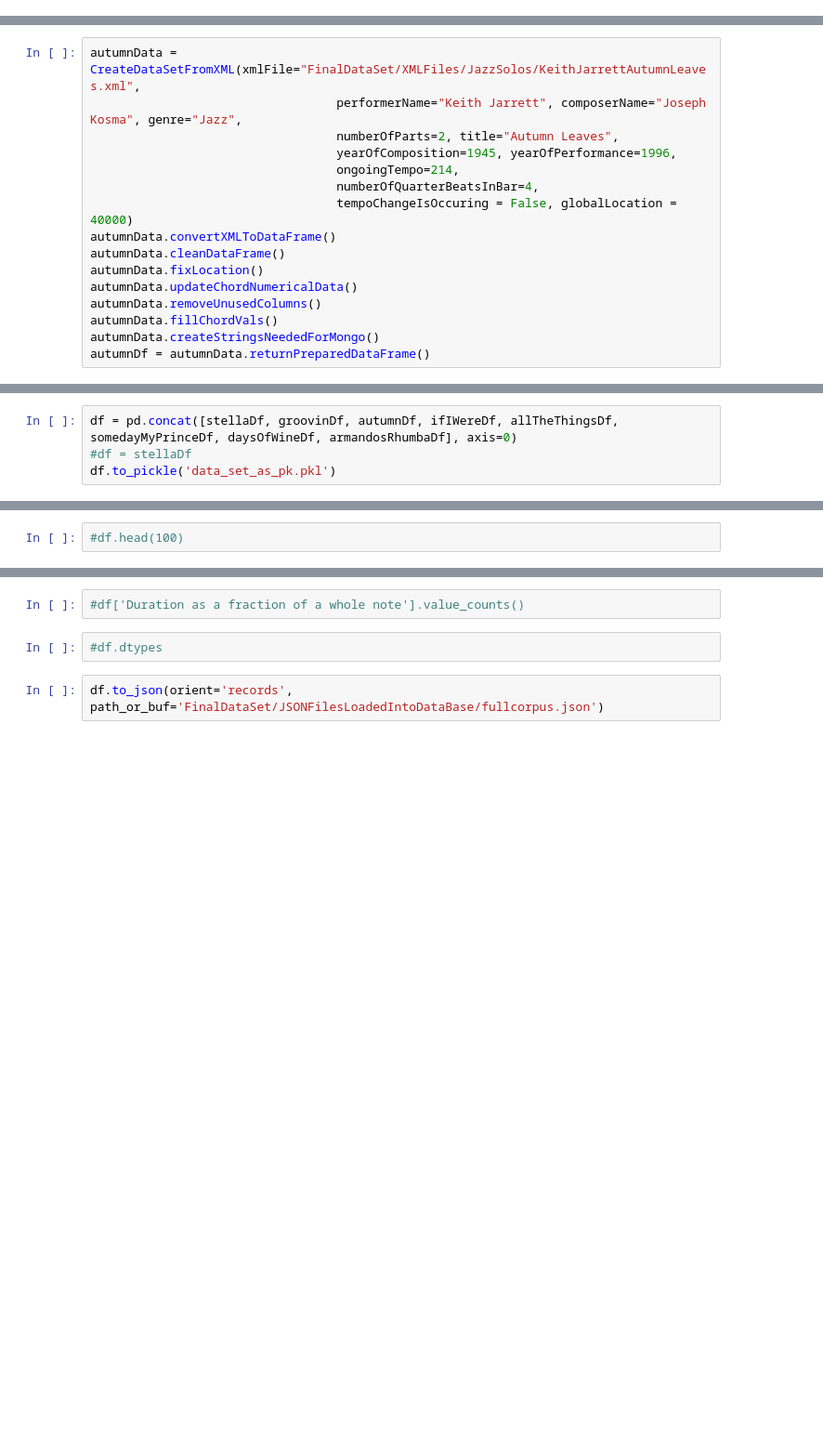
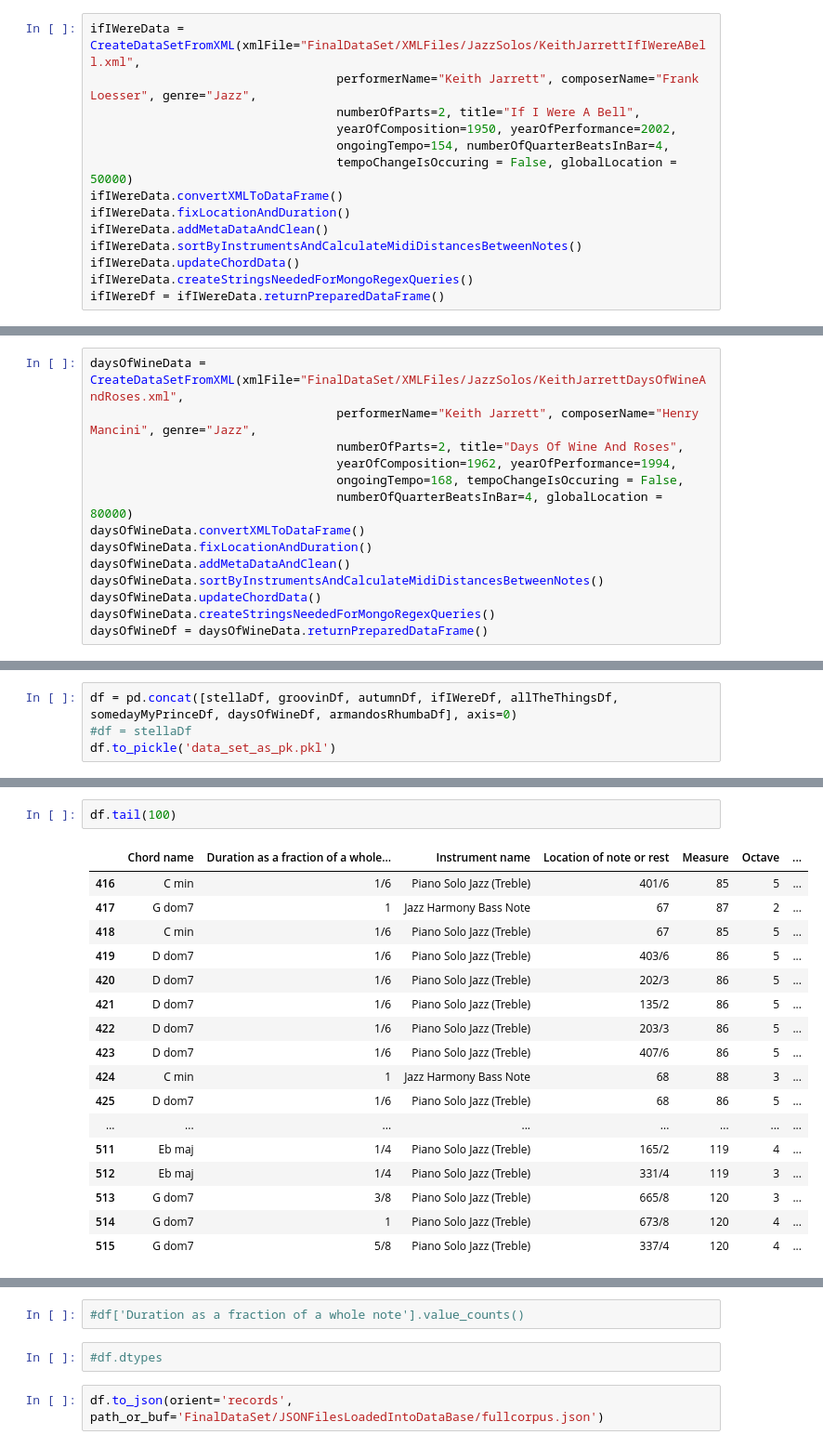
Before and after one commit to jgab3103/phd_code, a Jupyter notebook: Data Preparation.ipynb, the cells around one changed output, grey strips where cells are left out. Shown at 93% size. Cells and saved outputs as stored; diff of their text form; blank space fills up the shorter version.

```diff
--- a/Data Preparation.ipynb
+++ b/Data Preparation.ipynb
@@ -1080 +1097,15 @@ stellaDf
+# %%
+ifIWereData = CreateDataSetFromXML(xmlFile="FinalDataSet/XMLFiles/JazzSolos/KeithJarrettIfIWereABell.xml",
+                                  performerName="Keith Jarrett", composerName="Frank Loesser", genre="Jazz",
+                                  numberOfParts=2, title="If I Were A Bell",
+                                  yearOfComposition=1950, yearOfPerformance=2002,
+                                  ongoingTempo=154, numberOfQuarterBeatsInBar=4,
+                                  tempoChangeIsOccuring = False, globalLocation = 50000)
+ifIWereData.convertXMLToDataFrame()
+ifIWereData.fixLocationAndDuration()
+ifIWereData.addMetaDataAndClean()
+ifIWereData.sortByInstrumentsAndCalculateMidiDistancesBetweenNotes()
+ifIWereData.updateChordData()
+ifIWereData.createStringsNeededForMongoRegexQueries()
+ifIWereDf = ifIWereData.returnPreparedDataFrame()
 # %%
@@ -1113,16 +1139,14 @@ groovinDf = groovinData.returnPreparedDataFrame()
 # %%
-autumnData = CreateDataSetFromXML(xmlFile="FinalDataSet/XMLFiles/JazzSolos/KeithJarrettAutumnLeaves.xml",
-                                  performerName="Keith Jarrett", composerName="Joseph Kosma", genre="Jazz",
-                                  numberOfParts=2, title="Autumn Leaves",
-                                  yearOfComposition=1945, yearOfPerformance=1996,
-                                  ongoingTempo=214,
-                                  numberOfQuarterBeatsInBar=4,
-                                  tempoChangeIsOccuring = False, globalLocation = 40000)
-autumnData.convertXMLToDataFrame()
-autumnData.cleanDataFrame()
-autumnData.fixLocation()
-autumnData.updateChordNumericalData()
-autumnData.removeUnusedColumns()
-autumnData.fillChordVals()
-autumnData.createStringsNeededForMongo()
-autumnDf = autumnData.returnPreparedDataFrame()
+daysOfWineData = CreateDataSetFromXML(xmlFile="FinalDataSet/XMLFiles/JazzSolos/KeithJarrettDaysOfWineAndRoses.xml",
+                                  performerName="Keith Jarrett", composerName="Henry Mancini", genre="Jazz",
+                                  numberOfParts=2, title="Days Of Wine And Roses",
+                                  yearOfComposition=1962, yearOfPerformance=1994,
+                                  ongoingTempo=168, tempoChangeIsOccuring = False,
+                                  numberOfQuarterBeatsInBar=4, globalLocation = 80000)
+daysOfWineData.convertXMLToDataFrame()
+daysOfWineData.fixLocationAndDuration()
+daysOfWineData.addMetaDataAndClean()
+daysOfWineData.sortByInstrumentsAndCalculateMidiDistancesBetweenNotes()
+daysOfWineData.updateChordData()
+daysOfWineData.createStringsNeededForMongoRegexQueries()
+daysOfWineDf = daysOfWineData.returnPreparedDataFrame()
@@ -1204,3 +1168,21 @@ Armandos Rhumba                 515
 dtype: int64
-# %%
-#df.head(100)
+# %%
+df.tail(100)
+# %% [output]
+|  | Chord name | Duration as a fraction of a whole... | Instrument name | Location of note or rest | Measure | Octave | ... |
+| 416 | C min | 1/6 | Piano Solo Jazz (Treble) | 401/6 | 85 | 5 | ... |
+| 417 | G dom7 | 1 | Jazz Harmony Bass Note | 67 | 87 | 2 | ... |
+| 418 | C min | 1/6 | Piano Solo Jazz (Treble) | 67 | 85 | 5 | ... |
+| 419 | D dom7 | 1/6 | Piano Solo Jazz (Treble) | 403/6 | 86 | 5 | ... |
+| 420 | D dom7 | 1/6 | Piano Solo Jazz (Treble) | 202/3 | 86 | 5 | ... |
+| 421 | D dom7 | 1/6 | Piano Solo Jazz (Treble) | 135/2 | 86 | 5 | ... |
+| 422 | D dom7 | 1/6 | Piano Solo Jazz (Treble) | 203/3 | 86 | 5 | ... |
+| 423 | D dom7 | 1/6 | Piano Solo Jazz (Treble) | 407/6 | 86 | 5 | ... |
+| 424 | C min | 1 | Jazz Harmony Bass Note | 68 | 88 | 3 | ... |
+| 425 | D dom7 | 1/6 | Piano Solo Jazz (Treble) | 68 | 86 | 5 | ... |
+| ... | ... | ... | ... | ... | ... | ... | ... |
+| 511 | Eb maj | 1/4 | Piano Solo Jazz (Treble) | 165/2 | 119 | 4 | ... |
+| 512 | Eb maj | 1/4 | Piano Solo Jazz (Treble) | 331/4 | 119 | 3 | ... |
+| 513 | G dom7 | 3/8 | Piano Solo Jazz (Treble) | 665/8 | 120 | 3 | ... |
+| 514 | G dom7 | 1 | Piano Solo Jazz (Treble) | 673/8 | 120 | 4 | ... |
+| 515 | G dom7 | 5/8 | Piano Solo Jazz (Treble) | 337/4 | 120 | 4 | ... |
```
Also changed, not shown: parts of 18 cells of this notebook, 1 other file.
